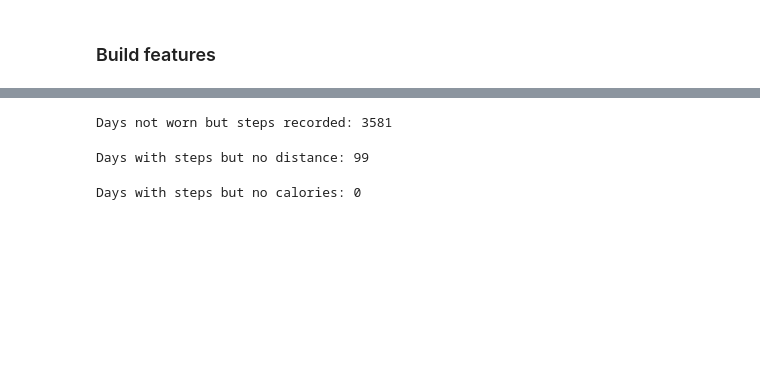
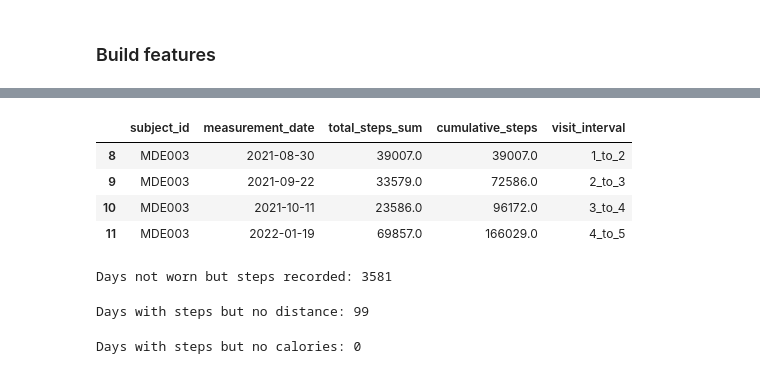
Before and after one commit to OHNLP/activity_tracker, a Jupyter notebook: notebooks/feature.ipynb, the cells around one changed output, grey strips where cells are left out. Saved outputs shown, nothing was run; the diff lists cells and outputs as text; code cells hidden in the pictures; blank space fills up the shorter version.

```diff
--- a/notebooks/feature.ipynb
+++ b/notebooks/feature.ipynb
@@ -195,3 +233,11 @@ ml_feature_matrix.head()
+# %%
+ml_feature_matrix[["subject_id", "measurement_date", "total_steps_sum", "cumulative_steps", "visit_interval"]].query('subject_id == "MDE003"')
+# %% [output]
+|  | subject_id | measurement_date | total_steps_sum | cumulative_steps | visit_interval |
+| 8 | MDE003 | 2021-08-30 | 39007.0 | 39007.0 | 1_to_2 |
+| 9 | MDE003 | 2021-09-22 | 33579.0 | 72586.0 | 2_to_3 |
+| 10 | MDE003 | 2021-10-11 | 23586.0 | 96172.0 | 3_to_4 |
+| 11 | MDE003 | 2022-01-19 | 69857.0 | 166029.0 | 4_to_5 |
 # %%
 weird_not_worn_but_steps = df_measurement[
     ((df_measurement['total_minutes_wear_time'] == 0) | (df_measurement['percentage_wear_time'] == 0)) &
```
Also changed, not shown: parts of 3 cells of this notebook.
